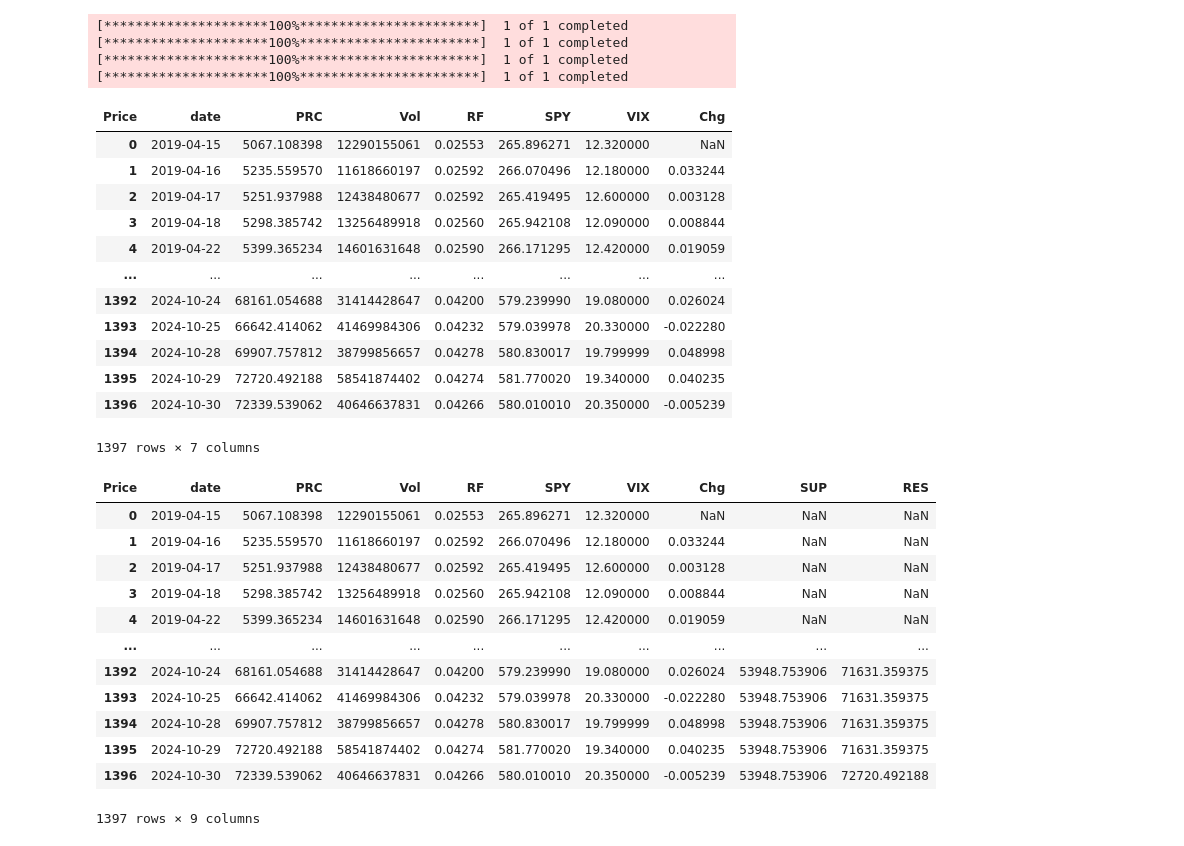
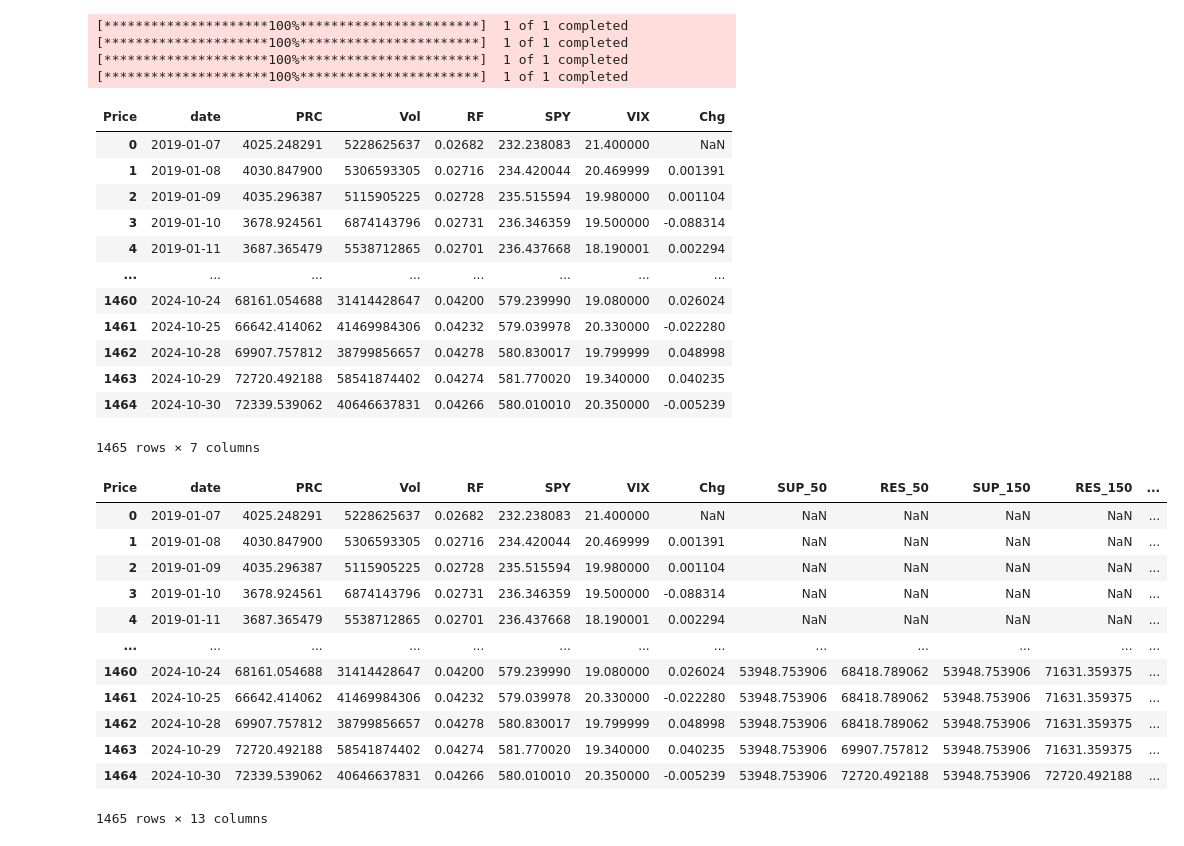
Before and after one commit to memelooody/Bitcoin-Trading-Strategies, a Jupyter notebook: Test.ipynb, the cells around one changed output. Drawn from its saved outputs; the diff is of its cells as text; code cells hidden in the pictures.

```diff
--- a/Test.ipynb
+++ b/Test.ipynb
@@ -25,7 +25,7 @@ data_frames = {}
 # Loop through each ticker and download the data
 for ticker, name in tickers.items():
     # Download the data
-    data = yf.download(ticker, start=start_date-timedelta(days=201), end=end_date)
+    data = yf.download(ticker, start=start_date-timedelta(days=300), end=end_date)
 
     # Reset index to make 'Date' a column
     data = data.reset_index()
@@ -66,38 +66,41 @@ merged_data
 [*********************100%***********************]  1 of 1 completed
 [*********************100%***********************]  1 of 1 completed
 | Price | date | PRC | Vol | RF | SPY | VIX | Chg |
-| 0 | 2019-04-15 | 5067.108398 | 12290155061 | 0.02553 | 265.896271 | 12.320000 | NaN |
-| 1 | 2019-04-16 | 5235.559570 | 11618660197 | 0.02592 | 266.070496 | 12.180000 | 0.033244 |
-| 2 | 2019-04-17 | 5251.937988 | 12438480677 | 0.02592 | 265.419495 | 12.600000 | 0.003128 |
-| 3 | 2019-04-18 | 5298.385742 | 13256489918 | 0.02560 | 265.942108 | 12.090000 | 0.008844 |
-| 4 | 2019-04-22 | 5399.365234 | 14601631648 | 0.02590 | 266.171295 | 12.420000 | 0.019059 |
+| 0 | 2019-01-07 | 4025.248291 | 5228625637 | 0.02682 | 232.238083 | 21.400000 | NaN |
+| 1 | 2019-01-08 | 4030.847900 | 5306593305 | 0.02716 | 234.420044 | 20.469999 | 0.001391 |
+| 2 | 2019-01-09 | 4035.296387 | 5115905225 | 0.02728 | 235.515594 | 19.980000 | 0.001104 |
+| 3 | 2019-01-10 | 3678.924561 | 6874143796 | 0.02731 | 236.346359 | 19.500000 | -0.088314 |
+| 4 | 2019-01-11 | 3687.365479 | 5538712865 | 0.02701 | 236.437668 | 18.190001 | 0.002294 |
 | ... | ... | ... | ... | ... | ... | ... | ... |
-| 1392 | 2024-10-24 | 68161.054688 | 31414428647 | 0.04200 | 579.239990 | 19.080000 | 0.026024 |
-| 1393 | 2024-10-25 | 66642.414062 | 41469984306 | 0.04232 | 579.039978 | 20.330000 | -0.022280 |
-| 1394 | 2024-10-28 | 69907.757812 | 38799856657 | 0.04278 | 580.830017 | 19.799999 | 0.048998 |
-| 1395 | 2024-10-29 | 72720.492188 | 58541874402 | 0.04274 | 581.770020 | 19.340000 | 0.040235 |
-| 1396 | 2024-10-30 | 72339.539062 | 40646637831 | 0.04266 | 580.010010 | 20.350000 | -0.005239 |
+| 1460 | 2024-10-24 | 68161.054688 | 31414428647 | 0.04200 | 579.239990 | 19.080000 | 0.026024 |
+| 1461 | 2024-10-25 | 66642.414062 | 41469984306 | 0.04232 | 579.039978 | 20.330000 | -0.022280 |
+| 1462 | 2024-10-28 | 69907.757812 | 38799856657 | 0.04278 | 580.830017 | 19.799999 | 0.048998 |
+| 1463 | 2024-10-29 | 72720.492188 | 58541874402 | 0.04274 | 581.770020 | 19.340000 | 0.040235 |
+| 1464 | 2024-10-30 | 72339.539062 | 40646637831 | 0.04266 | 580.010010 | 20.350000 | -0.005239 |
-1397 rows × 7 columns
+1465 rows × 7 columns
 # %%
 # create the signal for the trading range breakout
-lookback_period = 150
-merged_data['SUP'] = merged_data['PRC'].shift(1).rolling(window=lookback_period).min()
-merged_data['RES'] = merged_data['PRC'].shift(1).rolling(window=lookback_period).max()
+merged_data['SUP_50'] = merged_data['PRC'].shift(1).rolling(window=50).min()
+merged_data['RES_50'] = merged_data['PRC'].shift(1).rolling(window=50).max()
+merged_data['SUP_150'] = merged_data['PRC'].shift(1).rolling(window=150).min()
+merged_data['RES_150'] = merged_data['PRC'].shift(1).rolling(window=150).max()
+merged_data['SUP_200'] = merged_data['PRC'].shift(1).rolling(window=200).min()
+merged_data['RES_200'] = merged_data['PRC'].shift(1).rolling(window=200).max()
 merged_data
 # %% [output]
-| Price | date | PRC | Vol | RF | SPY | VIX | Chg | SUP | RES |
-| 0 | 2019-04-15 | 5067.108398 | 12290155061 | 0.02553 | 265.896271 | 12.320000 | NaN | NaN | NaN |
-| 1 | 2019-04-16 | 5235.559570 | 11618660197 | 0.02592 | 266.070496 | 12.180000 | 0.033244 | NaN | NaN |
-| 2 | 2019-04-17 | 5251.937988 | 12438480677 | 0.02592 | 265.419495 | 12.600000 | 0.003128 | NaN | NaN |
-| 3 | 2019-04-18 | 5298.385742 | 13256489918 | 0.02560 | 265.942108 | 12.090000 | 0.008844 | NaN | NaN |
-| 4 | 2019-04-22 | 5399.365234 | 14601631648 | 0.02590 | 266.171295 | 12.420000 | 0.019059 | NaN | NaN |
-| ... | ... | ... | ... | ... | ... | ... | ... | ... | ... |
-| 1392 | 2024-10-24 | 68161.054688 | 31414428647 | 0.04200 | 579.239990 | 19.080000 | 0.026024 | 53948.753906 | 71631.359375 |
-| 1393 | 2024-10-25 | 66642.414062 | 41469984306 | 0.04232 | 579.039978 | 20.330000 | -0.022280 | 53948.753906 | 71631.359375 |
-| 1394 | 2024-10-28 | 69907.757812 | 38799856657 | 0.04278 | 580.830017 | 19.799999 | 0.048998 | 53948.753906 | 71631.359375 |
-| 1395 | 2024-10-29 | 72720.492188 | 58541874402 | 0.04274 | 581.770020 | 19.340000 | 0.040235 | 53948.753906 | 71631.359375 |
-| 1396 | 2024-10-30 | 72339.539062 | 40646637831 | 0.04266 | 580.010010 | 20.350000 | -0.005239 | 53948.753906 | 72720.492188 |
+| Price | date | PRC | Vol | RF | SPY | VIX | Chg | SUP_50 | RES_50 | SUP_150 | RES_150 | ... |
+| 0 | 2019-01-07 | 4025.248291 | 5228625637 | 0.02682 | 232.238083 | 21.400000 | NaN | NaN | NaN | NaN | NaN | ... |
+| 1 | 2019-01-08 | 4030.847900 | 5306593305 | 0.02716 | 234.420044 | 20.469999 | 0.001391 | NaN | NaN | NaN | NaN | ... |
+| 2 | 2019-01-09 | 4035.296387 | 5115905225 | 0.02728 | 235.515594 | 19.980000 | 0.001104 | NaN | NaN | NaN | NaN | ... |
+| 3 | 2019-01-10 | 3678.924561 | 6874143796 | 0.02731 | 236.346359 | 19.500000 | -0.088314 | NaN | NaN | NaN | NaN | ... |
+| 4 | 2019-01-11 | 3687.365479 | 5538712865 | 0.02701 | 236.437668 | 18.190001 | 0.002294 | NaN | NaN | NaN | NaN | ... |
+| ... | ... | ... | ... | ... | ... | ... | ... | ... | ... | ... | ... | ... |
+| 1460 | 2024-10-24 | 68161.054688 | 31414428647 | 0.04200 | 579.239990 | 19.080000 | 0.026024 | 53948.753906 | 68418.789062 | 53948.753906 | 71631.359375 | ... |
+| 1461 | 2024-10-25 | 66642.414062 | 41469984306 | 0.04232 | 579.039978 | 20.330000 | -0.022280 | 53948.753906 | 68418.789062 | 53948.753906 | 71631.359375 | ... |
+| 1462 | 2024-10-28 | 69907.757812 | 38799856657 | 0.04278 | 580.830017 | 19.799999 | 0.048998 | 53948.753906 | 68418.789062 | 53948.753906 | 71631.359375 | ... |
+| 1463 | 2024-10-29 | 72720.492188 | 58541874402 | 0.04274 | 581.770020 | 19.340000 | 0.040235 | 53948.753906 | 69907.757812 | 53948.753906 | 71631.359375 | ... |
+| 1464 | 2024-10-30 | 72339.539062 | 40646637831 | 0.04266 | 580.010010 | 20.350000 | -0.005239 | 53948.753906 | 72720.492188 | 53948.753906 | 72720.492188 | ... |
-1397 rows × 9 columns
+1465 rows × 13 columns
 # %%
 a=12
 b=26
```
Also changed, not shown: parts of 12 cells of this notebook.
